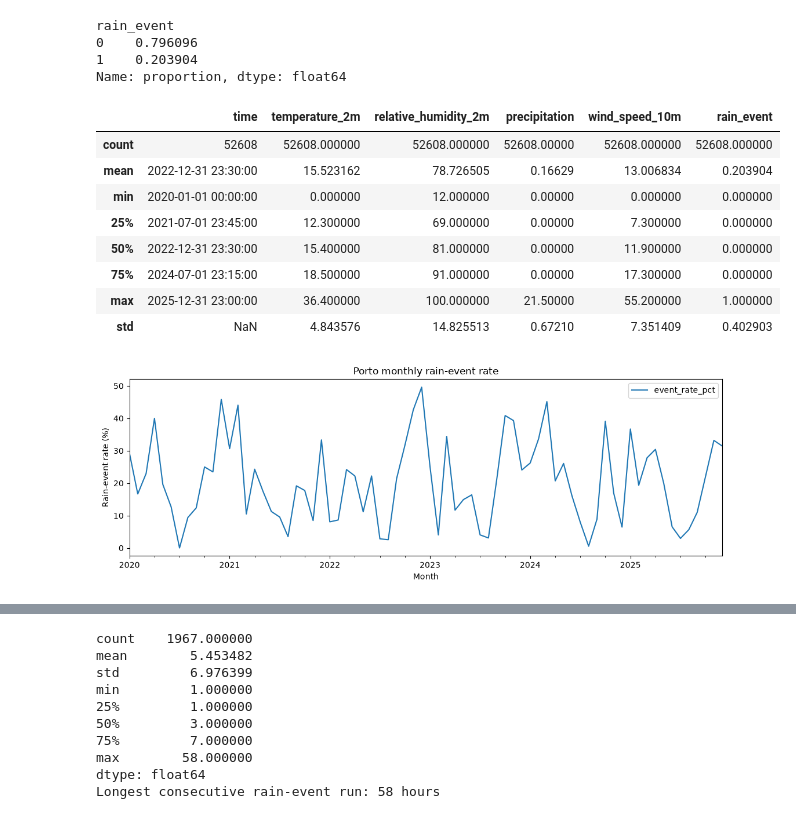
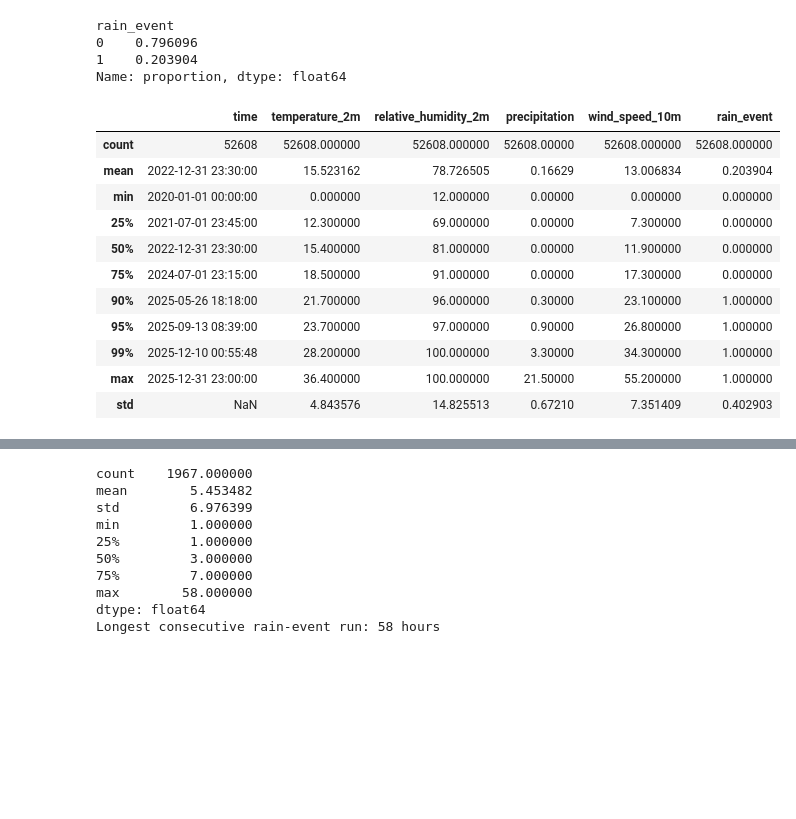
Before and after one commit to LouisSilva/Data-Stream-Mining-Practical-Assignment-1, a Jupyter notebook: notebooks/porto_analysis.ipynb, the cells around one changed output, grey strips where cells are left out. Saved outputs shown, nothing was run; the diff lists cells and outputs as text; code cells hidden in the pictures; blank space fills up the shorter version.

```diff
--- a/notebooks/porto_analysis.ipynb
+++ b/notebooks/porto_analysis.ipynb
@@ -89,35 +91,17 @@ rain_event
 Name: proportion, dtype: float64
 # %%
 # Descriptive statistics
-df.describe()
+df.describe(percentiles=[0.25, 0.5, 0.75, 0.9, 0.95, 0.99])
 # %% [output]
 |  | time | temperature_2m | relative_humidity_2m | precipitation | wind_speed_10m | rain_event |
 | count | 52608 | 52608.000000 | 52608.000000 | 52608.00000 | 52608.000000 | 52608.000000 |
 | mean | 2022-12-31 23:30:00 | 15.523162 | 78.726505 | 0.16629 | 13.006834 | 0.203904 |
 | min | 2020-01-01 00:00:00 | 0.000000 | 12.000000 | 0.00000 | 0.000000 | 0.000000 |
 | 25% | 2021-07-01 23:45:00 | 12.300000 | 69.000000 | 0.00000 | 7.300000 | 0.000000 |
 | 50% | 2022-12-31 23:30:00 | 15.400000 | 81.000000 | 0.00000 | 11.900000 | 0.000000 |
 | 75% | 2024-07-01 23:15:00 | 18.500000 | 91.000000 | 0.00000 | 17.300000 | 0.000000 |
+| 90% | 2025-05-26 18:18:00 | 21.700000 | 96.000000 | 0.30000 | 23.100000 | 1.000000 |
+| 95% | 2025-09-13 08:39:00 | 23.700000 | 97.000000 | 0.90000 | 26.800000 | 1.000000 |
+| 99% | 2025-12-10 00:55:48 | 28.200000 | 100.000000 | 3.30000 | 34.300000 | 1.000000 |
 | max | 2025-12-31 23:00:00 | 36.400000 | 100.000000 | 21.50000 | 55.200000 | 1.000000 |
 | std | NaN | 4.843576 | 14.825513 | 0.67210 | 7.351409 | 0.402903 |
-# %%
-# Tumbling window - monthly rain-event evolution: what fraction of all hours in this month were rain events?
-monthly_rain = (
-    df.set_index("time")["rain_event"]
-      .resample("MS")
-      .agg(["mean", "sum", "count"])
-)
-
-monthly_rain["event_rate_pct"] = 100 * monthly_rain["mean"]
-
-monthly_rain[["event_rate_pct"]].plot(
-    figsize=(11, 4),
-    title="Porto: monthly rain-event rate"
-)
-
-plt.ylabel("Rain-event rate (%)")
-plt.xlabel("Month")
-plt.tight_layout()
-plt.show()
-# %% [output]
-[figure, removed]
```
Also changed, not shown: parts of 17 cells of this notebook, 3 other files.
